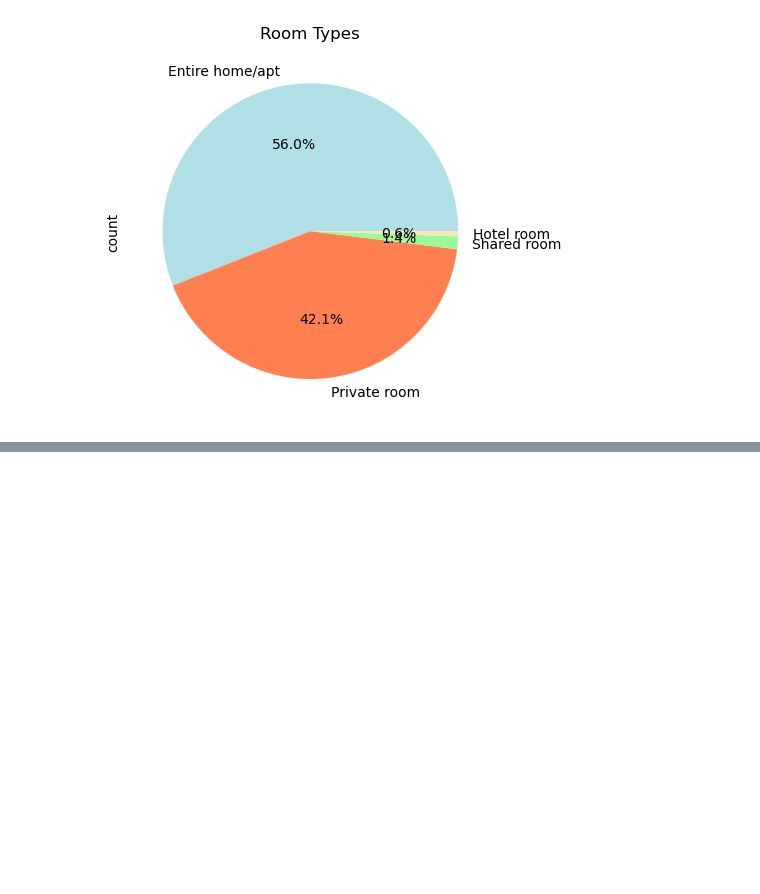
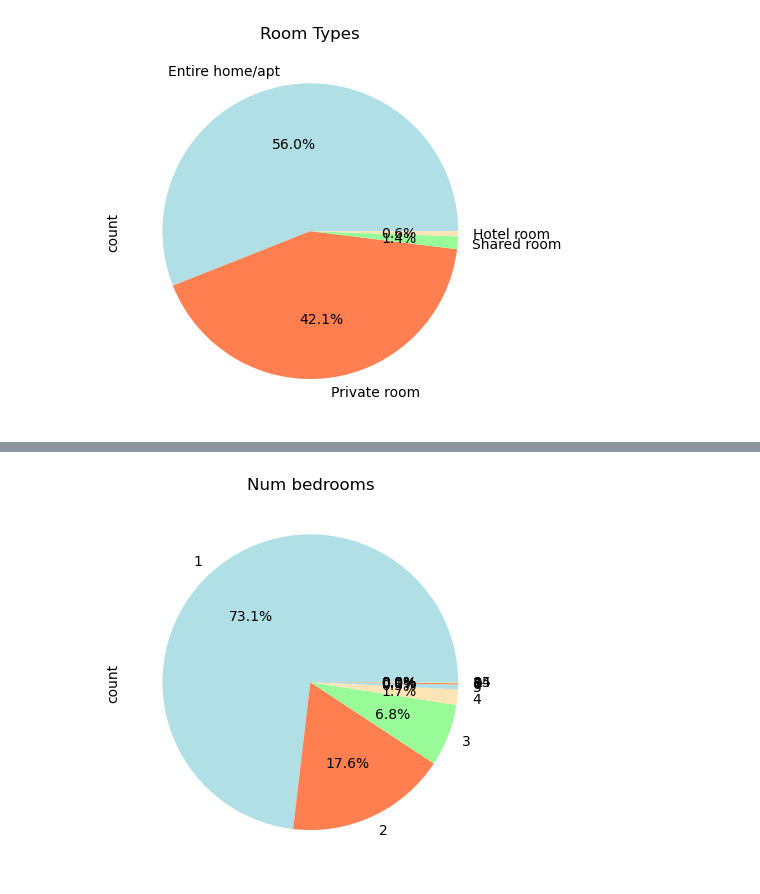
Before and after one commit to zippyprod/Project-3, a Jupyter notebook: charts.ipynb, the cells around one changed output, grey strips where cells are left out. Saved outputs shown, nothing was run; the diff lists cells and outputs as text; code cells hidden in the pictures; blank space fills up the shorter version.

```diff
--- a/charts.ipynb
+++ b/charts.ipynb
@@ -235,0 +272,8 @@ plt.show()
+# %%
+room_types = airbnb_df["num_bedrooms"].value_counts()
+room_types.plot(kind="pie",autopct="%1.1f%%", colors=['powderblue', 'coral', 'palegreen', 'moccasin'])
+plt.title("Num bedrooms")
+plt.show()
+#plt.savefig(fname="Airbnb_Room_Types_Pie_Chart.png", transparent=True)
+# %% [output]
+[figure, added]
```
Also changed, not shown: parts of 10 cells of this notebook.
